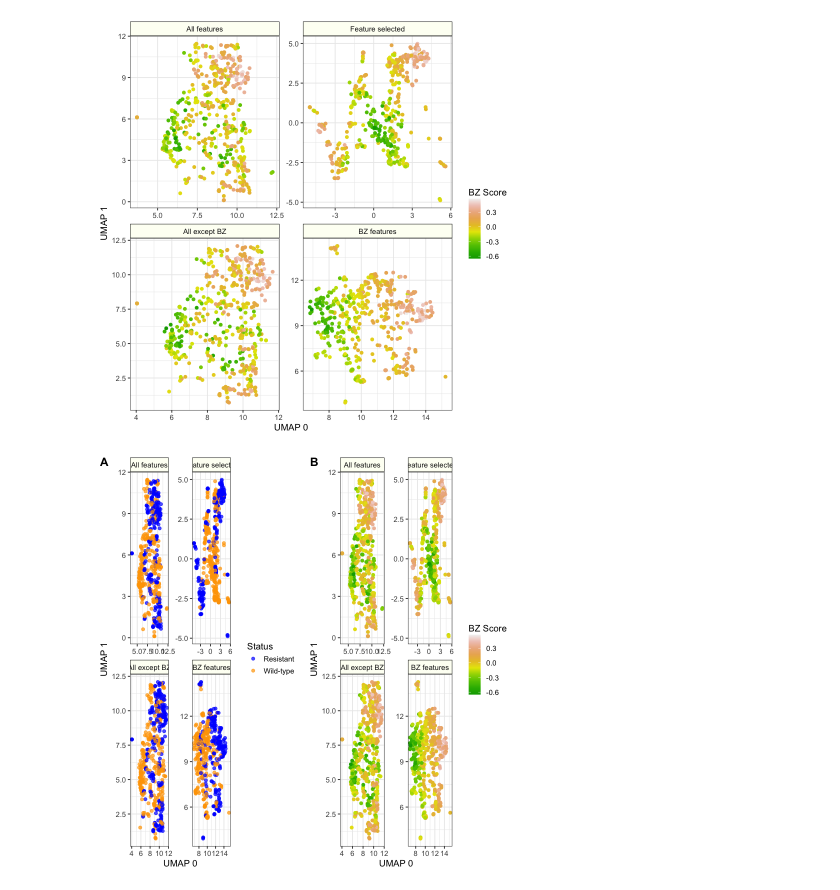
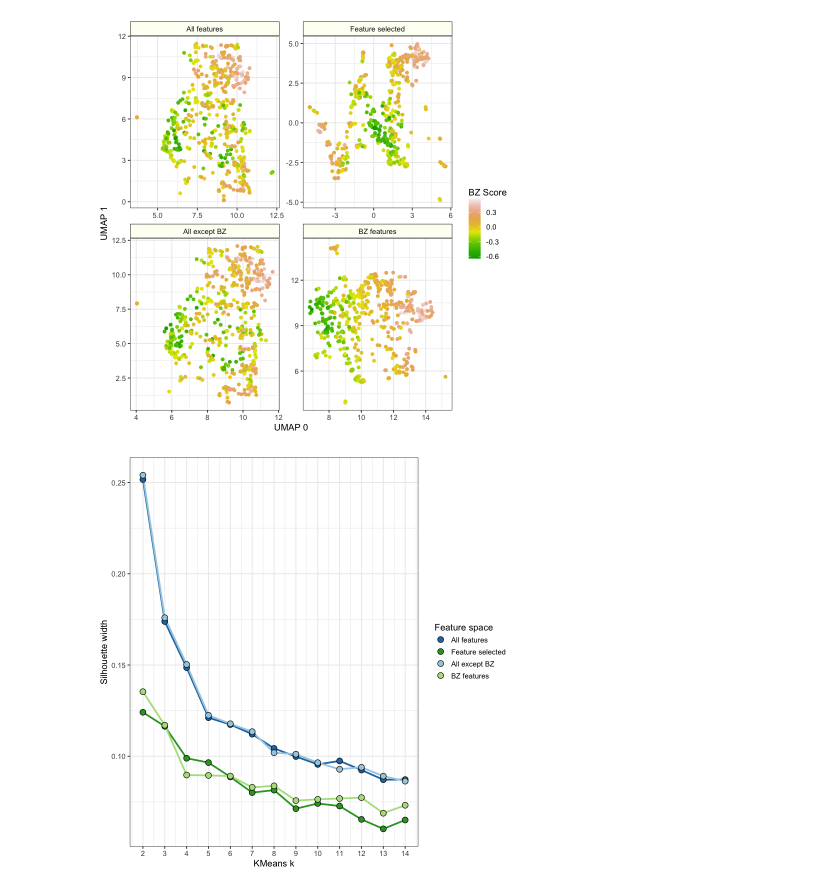
Before and after one commit to broadinstitute/profiling-resistance-mechanisms, a Jupyter notebook: 5.signature-exploration/1.visualize_feature_spaces.ipynb, the cells around one changed output. Cells and saved outputs as stored; diff of their text form; code cells hidden in the pictures.

Commit message:
add visualization of clustering results and rename

```diff
--- a/5.signature-exploration/1.visualize_umap_feature_space.ipynb
+++ b/5.signature-exploration/1.visualize_feature_spaces.ipynb
@@ -165,16 +189,68 @@ panel_score_gg <- (
 panel_score_gg
 # %% [output]
 [figure]
-# %%
-supplementary_umap_gg <- cowplot::plot_grid(
-    panel_status_gg,
-    panel_score_gg,
-    ncol = 2,
-    labels = c("A", "B")
-)
-
-ggsave(output_file, supplementary_umap_gg, height = 4, width = 10, dpi = 500)
-
-supplementary_umap_gg
-# %% [output]
-[figure, removed]
+# %%
+cluster_gg <- (
+    ggplot(
+        cluster_df,
+        aes(
+            x = k,
+            y = silhouette_width,
+            fill = feature_category,
+            color = feature_category
+        )
+    )
+    + geom_line(lwd = 1, show.legend = F)
+    + geom_point(
+        shape = 21,
+        color = "black",
+        size = 3
+    )
+    + theme_bw()
+    + scale_fill_manual(
+        name = "Feature space",
+        labels = c(
+            "All features" =  "All features",
+            "Feature selected" = "Feature selected",
+            "All except BZ" = "All except BZ",
+            "BZ features" = "BZ features"
+        ),
+        values = c(
+            "All features" =  "#1f78b4",
+            "Feature selected" = "#33a02c",
+            "All except BZ" = "#a6cee3",
+            "BZ features" = "#b2df8a"
+        )
+    )
+    + scale_color_manual(
+        name = "Feature space",
+        labels = c(
+            "All features" =  "All features",
+            "Feature selected" = "Feature selected",
+            "All except BZ" = "All except BZ",
+            "BZ features" = "BZ features"
+        ),
+        values = c(
+            "All features" =  "#1f78b4",
+            "Feature selected" = "#33a02c",
+            "All except BZ" = "#a6cee3",
+            "BZ features" = "#b2df8a"
+        )
+    )
+    + scale_size_continuous(
+        name = "Fisher's\nOdds ratio"
+    )
+    + scale_x_continuous(breaks = seq(min(cluster_df$k), max(cluster_df$k), 1))
+    # Decrease spacing in legend
+    + theme(
+        legend.spacing.y = unit(0.1, "cm"),
+        legend.box.spacing = unit(0.5, "cm"),
+        legend.key.size = unit(1, "lines"),
+        legend.key.width = unit(1, "lines")
+    )
+    + labs(x = "KMeans k", y = "Silhouette width")
+)
+
+cluster_gg
+# %% [output]
+[figure, added]
```
Also changed, not shown: parts of 7 cells of this notebook, 2 other files.
